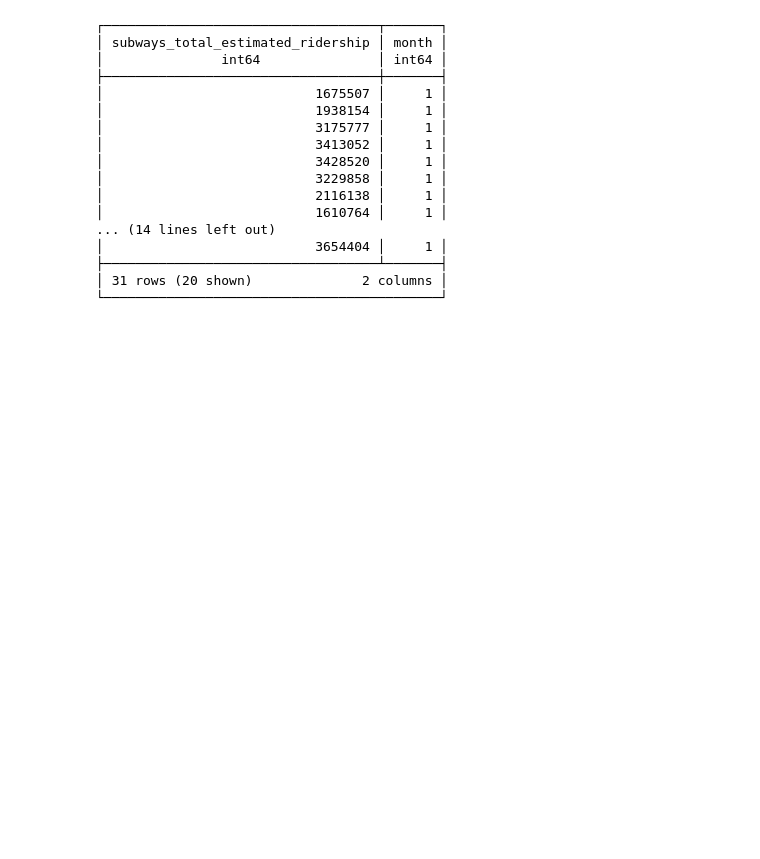
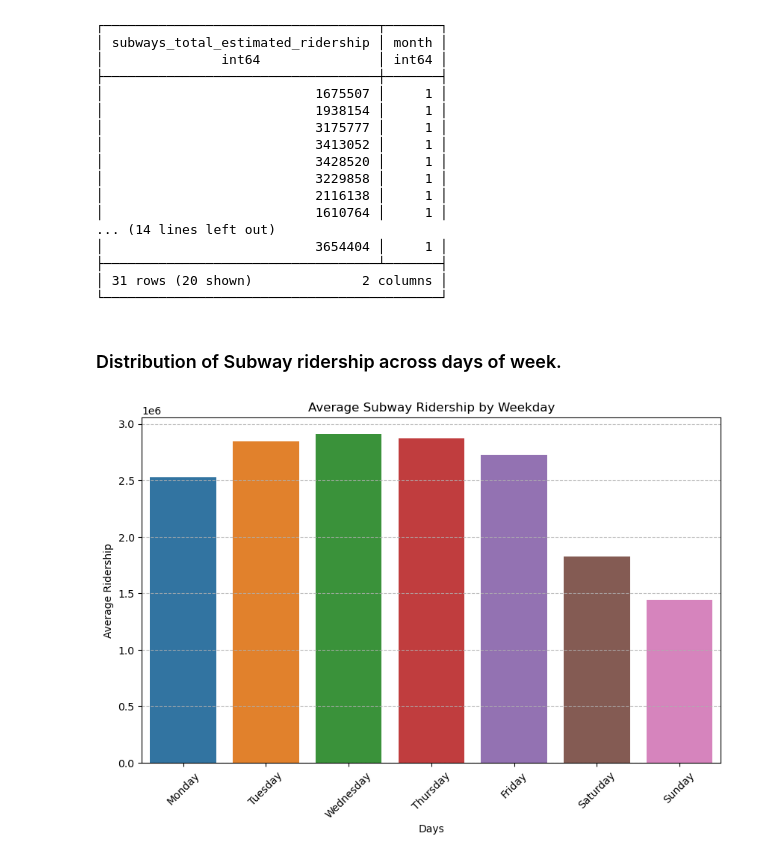
Before and after one commit to atharvakarnik/NY-MetroMetrics, a Jupyter notebook: sandbox-data-extraction.ipynb, the cells around one changed output. Drawn from its saved outputs; the diff is of its cells as text; code cells hidden in the pictures; blank space fills up the shorter version.

```diff
--- a/sandbox-data-extraction.ipynb
+++ b/sandbox-data-extraction.ipynb
@@ -349,3 +372,22 @@ duckdb.sql("select * from df_2023 as df where df.month = 1")
 ├───────────────────────────────────┴───────┤
 │ 31 rows (20 shown)              2 columns │
 └───────────────────────────────────────────┘
+# %% [markdown]
+### Distribution of Subway ridership across days of week.
+# %%
+filtered_df['weekday'] = filtered_df.index.day_name()
+weekday_ridership = filtered_df.groupby('weekday')['subways_total_estimated_ridership'].mean()
+
+ordered_days = ["Monday", "Tuesday", "Wednesday", "Thursday", "Friday", "Saturday", "Sunday"]
+weekday_ridership = weekday_ridership.reindex(ordered_days)
+
+plt.figure(figsize=(10, 6))
+sns.barplot(x=weekday_ridership.index, y=weekday_ridership.values)
+plt.title('Average Subway Ridership by Weekday')
+plt.xlabel('Days')
+plt.ylabel('Average Ridership')
+plt.grid(axis= 'y', linestyle= '--', alpha= .8)
+plt.xticks(rotation=45)
+plt.show()
+# %% [output]
+[figure, added]
```
Also changed, not shown: parts of 8 cells of this notebook.
